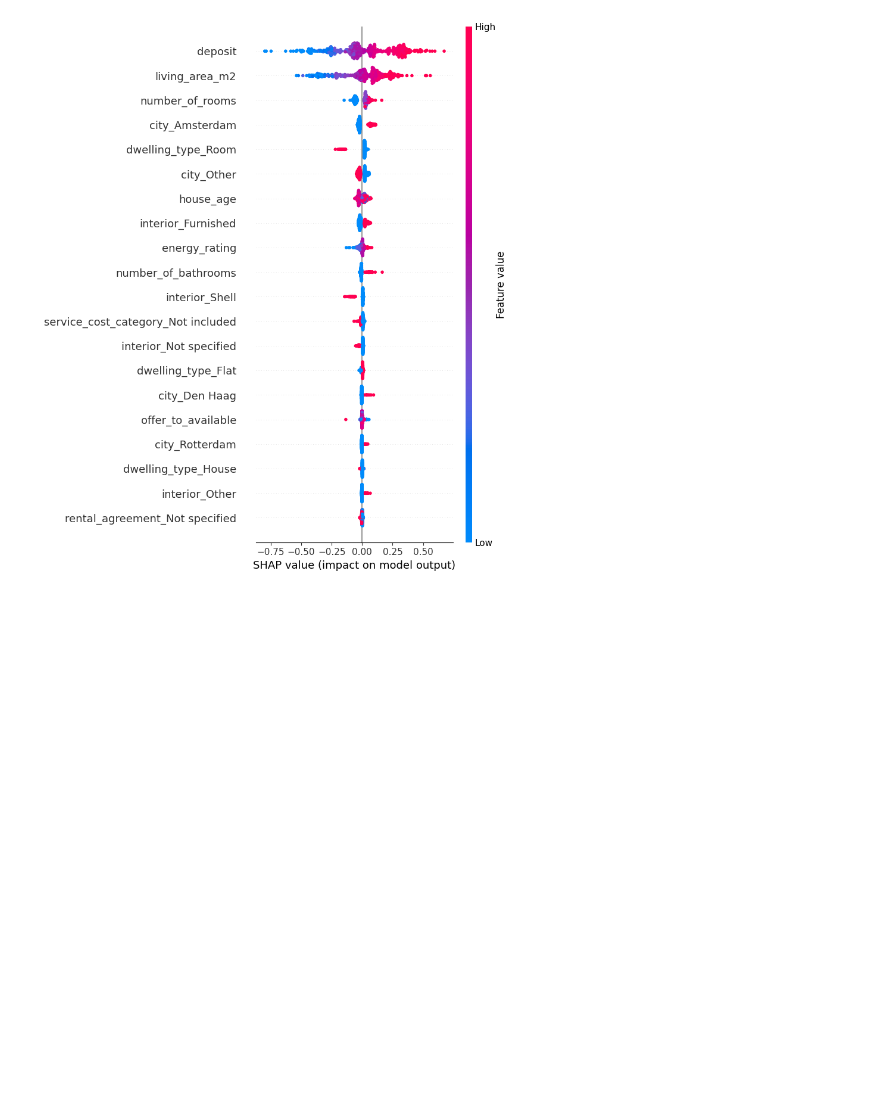
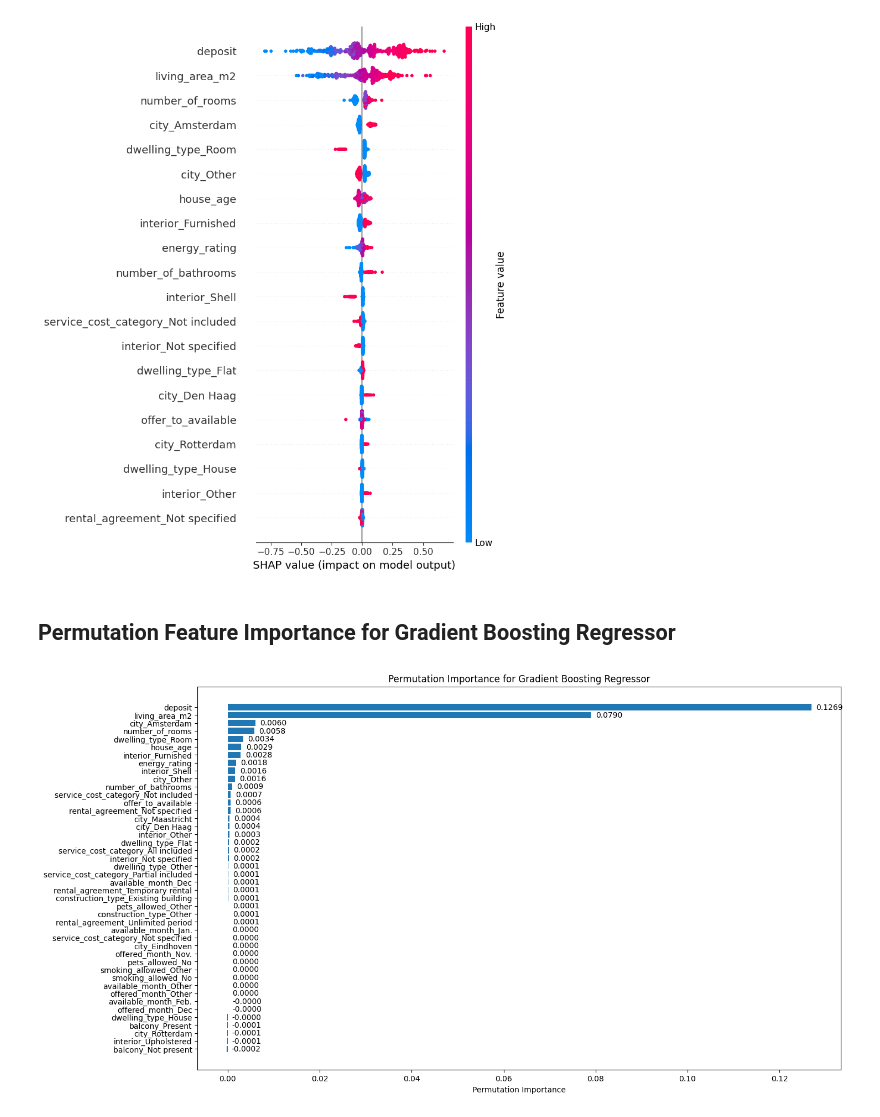
Before and after one commit to Yingtzudai/House-Searching-Helper, a Jupyter notebook: ML models.ipynb, the cells around one changed output. Cells and saved outputs as stored; diff of their text form; code cells hidden in the pictures; blank space fills up the shorter version.

Commit message:
Inspected permutation feature importance

```diff
--- a/ML models.ipynb
+++ b/ML models.ipynb
@@ -503,3 +503,34 @@ shap_values = explainer.shap_values(X_test)
 shap.summary_plot(shap_values, X_test)
 # %% [output]
 [figure]
+# %% [markdown]
+## Permutation Feature Importance for Gradient Boosting Regressor
+# %%
+from sklearn.inspection import permutation_importance
+import matplotlib.pyplot as plt
+import pandas as pd
+
+# Permutation importance
+perm_importance = permutation_importance(gbr_tuned, X_test, y_test, scoring='neg_mean_squared_error', random_state=42)
+
+# Create a DataFrame for visualization
+perm_df = pd.DataFrame({
+    'Feature': X_test.columns,
+    'Importance': perm_importance['importances_mean']
+}).sort_values(by='Importance', ascending=False)
+
+# Plot permutation importance with values
+plt.figure(figsize=(15, 9))
+bars = plt.barh(perm_df['Feature'], perm_df['Importance'])
+plt.xlabel('Permutation Importance')
+plt.title('Permutation Importance for Gradient Boosting Regressor')
+plt.gca().invert_yaxis()
+
+# Add importance values as text on the bars
+for bar, value in zip(bars, perm_df['Importance']):
+    plt.text(bar.get_width() + 0.001, bar.get_y() + bar.get_height()/2,
+             f'{value:.4f}', va='center', fontsize=10)
+
+plt.show()
+# %% [output]
+[figure, added]
```
